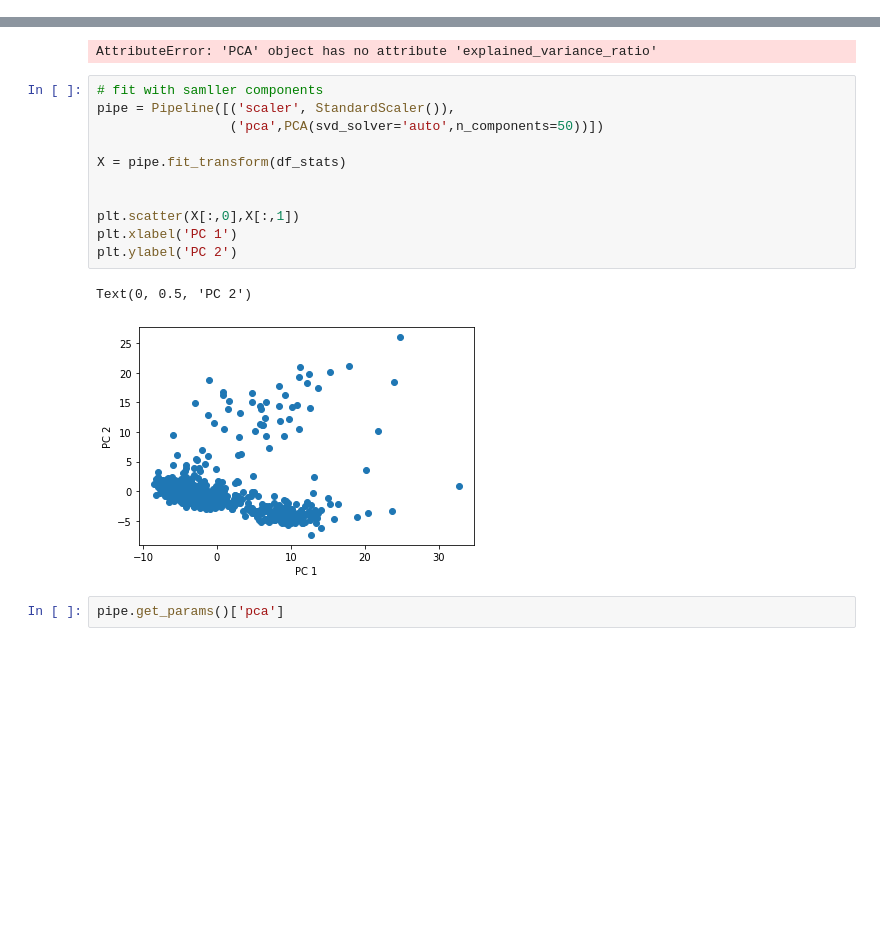
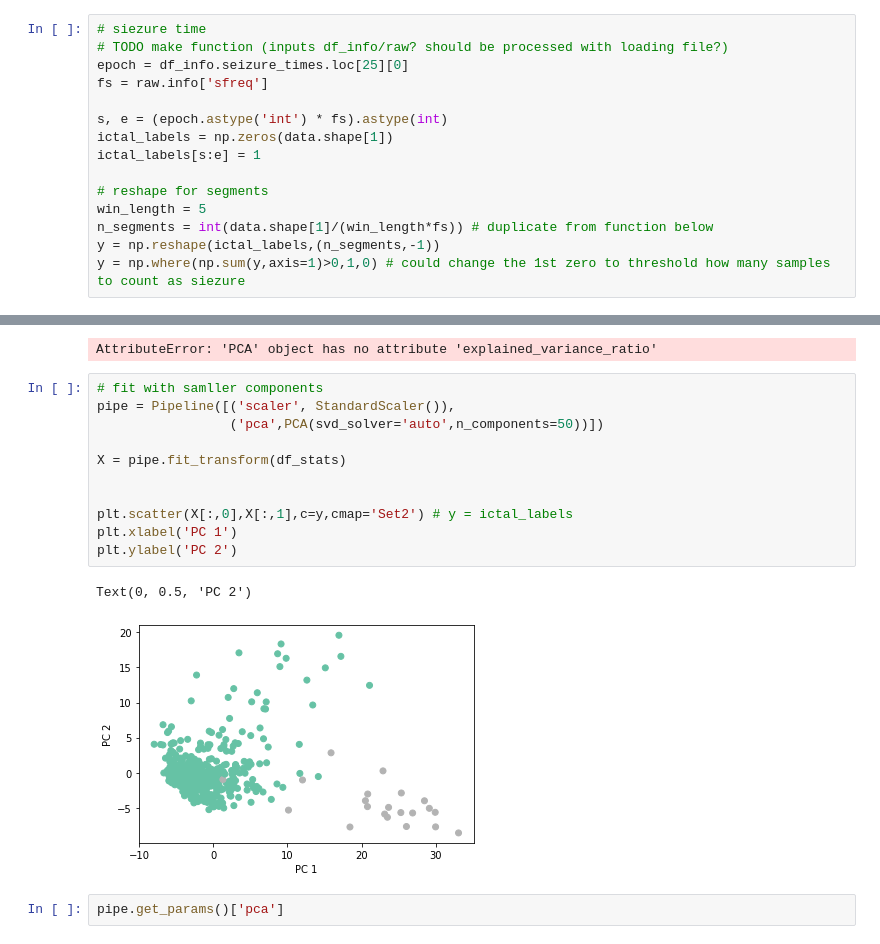
Before and after one commit to mattjdavis/eeg_classifier, a Jupyter notebook: load_data.ipynb, the cells around one changed output, grey strips where cells are left out. Drawn from its saved outputs; the diff is of its cells as text; blank space fills up the shorter version.

Commit message:
added labels to pca

```diff
--- a/load_data.ipynb
+++ b/load_data.ipynb
@@ -359,3 +350,18 @@ n_chan = raw.info["nchan"]
 D = np.reshape(data,(n_chan,n_segments,-1)) # channel x segment x time
 # %% [markdown]
 ## multi segments
+# %%
+# siezure time
+# TODO make function (inputs df_info/raw? should be processed with loading file?)
+epoch = df_info.seizure_times.loc[25][0]
+fs = raw.info['sfreq']
+
+s, e = (epoch.astype('int') * fs).astype(int)
+ictal_labels = np.zeros(data.shape[1])
+ictal_labels[s:e] = 1
+
+# reshape for segments
+win_length = 5
+n_segments = int(data.shape[1]/(win_length*fs)) # duplicate from function below
+y = np.reshape(ictal_labels,(n_segments,-1))
+y = np.where(np.sum(y,axis=1)>0,1,0) # could change the 1st zero to threshold how many samples to count as siezure
@@ -452,17 +479,17 @@ AttributeError: 'PCA' object has no attribute 'explained_variance_ratio'
 # %%
 # fit with samller components
 pipe = Pipeline([('scaler', StandardScaler()),
                  ('pca',PCA(svd_solver='auto',n_components=50))])
 
 X = pipe.fit_transform(df_stats)
 
 
-plt.scatter(X[:,0],X[:,1])
+plt.scatter(X[:,0],X[:,1],c=y,cmap='Set2') # y = ictal_labels
 plt.xlabel('PC 1')
 plt.ylabel('PC 2')
 # %% [output]
 Text(0, 0.5, 'PC 2')
-[figure, old version]
+[figure, new version]
 # %%
 pipe.get_params()['pca']
 # %% [output]
```
Also changed, not shown: parts of 5 cells of this notebook.
